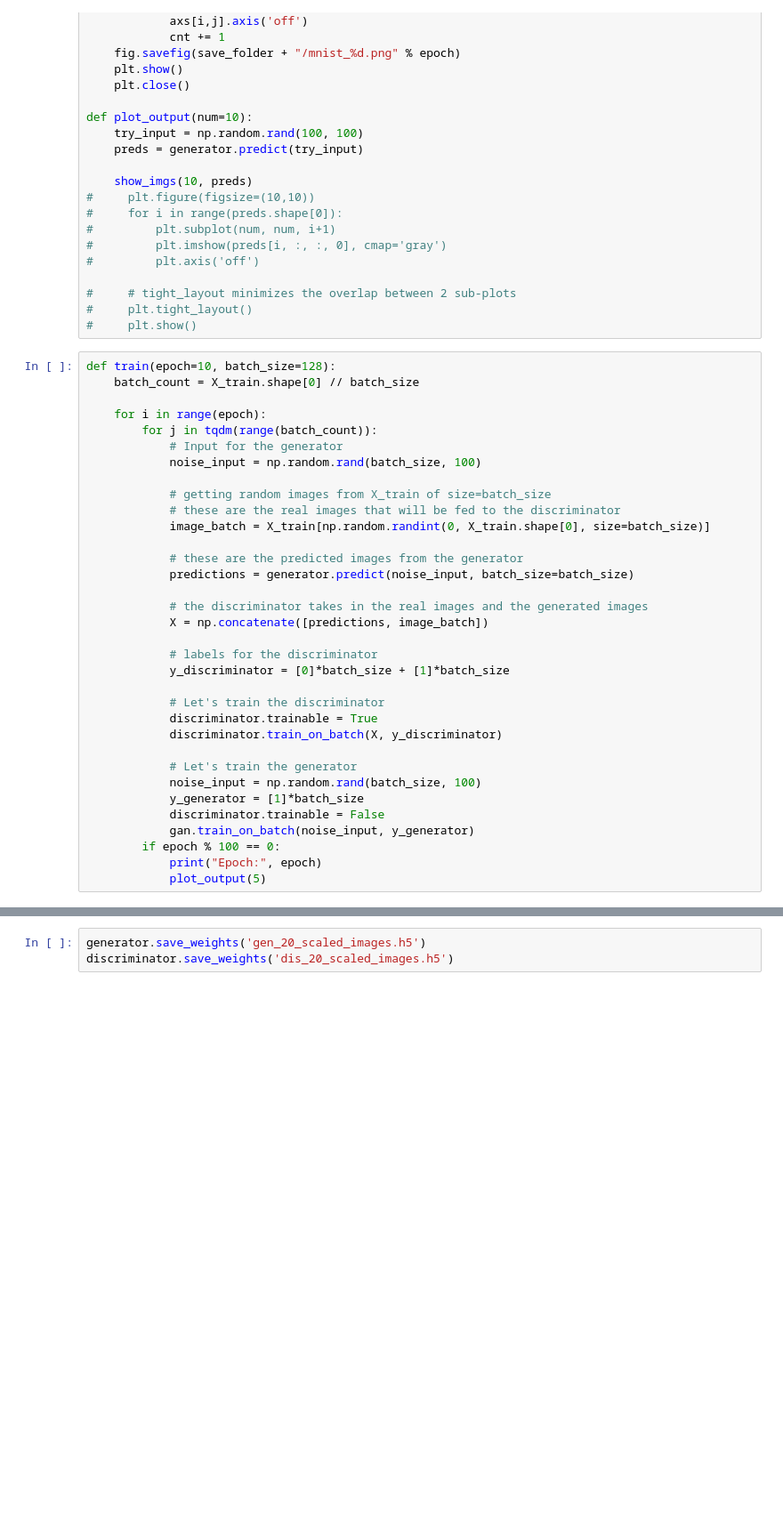
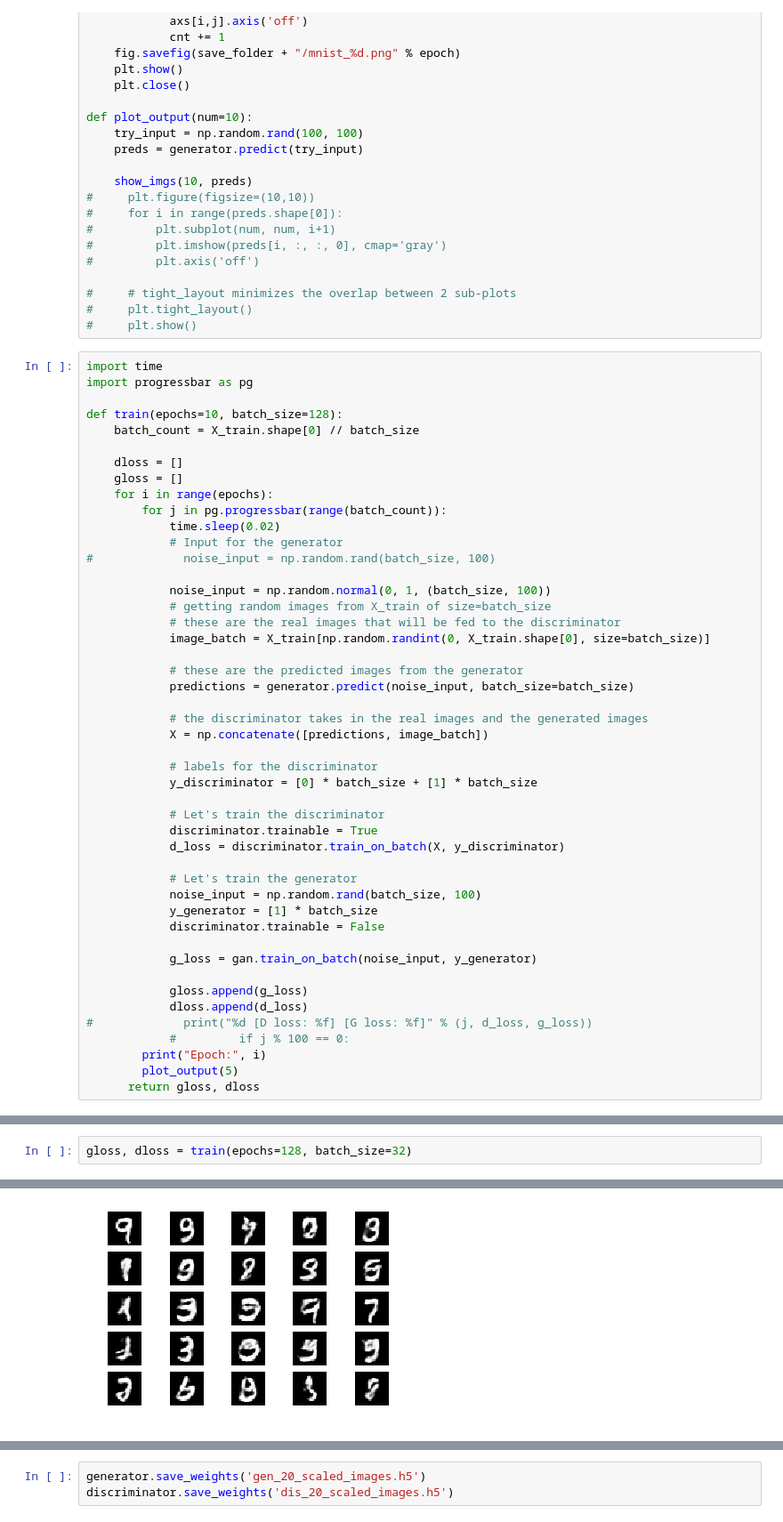
Before and after one commit to puraminy/mini_proj3, a Jupyter notebook: Main_DCGAN.ipynb, the cells around one changed output, grey strips where cells are left out. Shown at 89% size. Cells and saved outputs as stored; diff of their text form; blank space fills up the shorter version.

```diff
--- a/Main_DCGAN.ipynb
+++ b/Main_DCGAN.ipynb
@@ -235,14 +231,21 @@ def plot_output(num=10):
 #     plt.tight_layout()
 #     plt.show()
 # %%
-def train(epoch=10, batch_size=128):
+import time
+import progressbar as pg
+
+def train(epochs=10, batch_size=128):
     batch_count = X_train.shape[0] // batch_size
 
-    for i in range(epoch):
-        for j in tqdm(range(batch_count)):
+    dloss = []
+    gloss = []
+    for i in range(epochs):
+        for j in pg.progressbar(range(batch_count)):
+            time.sleep(0.02)
             # Input for the generator
-            noise_input = np.random.rand(batch_size, 100)
+#             noise_input = np.random.rand(batch_size, 100)
 
+            noise_input = np.random.normal(0, 1, (batch_size, 100))
             # getting random images from X_train of size=batch_size
             # these are the real images that will be fed to the discriminator
             image_batch = X_train[np.random.randint(0, X_train.shape[0], size=batch_size)]
@@ -254,17 +257,23 @@ def train(epoch=10, batch_size=128):
             X = np.concatenate([predictions, image_batch])
 
             # labels for the discriminator
-            y_discriminator = [0]*batch_size + [1]*batch_size
+            y_discriminator = [0] * batch_size + [1] * batch_size
 
             # Let's train the discriminator
             discriminator.trainable = True
-            discriminator.train_on_batch(X, y_discriminator)
+            d_loss = discriminator.train_on_batch(X, y_discriminator)
 
             # Let's train the generator
             noise_input = np.random.rand(batch_size, 100)
-            y_generator = [1]*batch_size
+            y_generator = [1] * batch_size
             discriminator.trainable = False
-            gan.train_on_batch(noise_input, y_generator)
-        if epoch % 100 == 0:
-            print("Epoch:", epoch)
-            plot_output(5)
+
+            g_loss = gan.train_on_batch(noise_input, y_generator)
+
+            gloss.append(g_loss)
+            dloss.append(d_loss)
+#             print("%d [D loss: %f] [G loss: %f]" % (j, d_loss, g_loss))
+            #         if j % 100 == 0:
+        print("Epoch:", i)
+        plot_output(5)
+      return gloss, dloss
@@ -286,0 +280,3 @@ Epoch: 1000
+# %%
+gloss, dloss = train(epochs=128, batch_size=32)
+# %% [output]
@@ -286,0 +285 @@ Epoch: 1000
+[figure, added]
```
Also changed, not shown: parts of 7 cells of this notebook.
